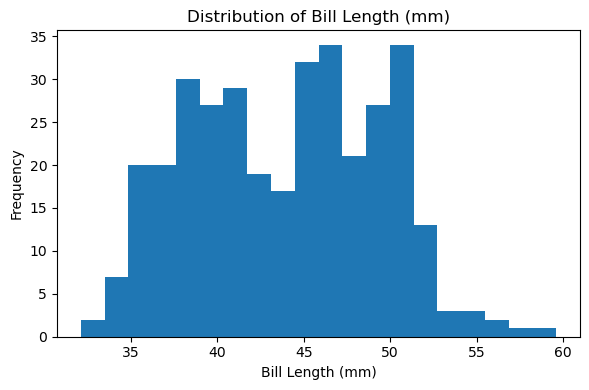
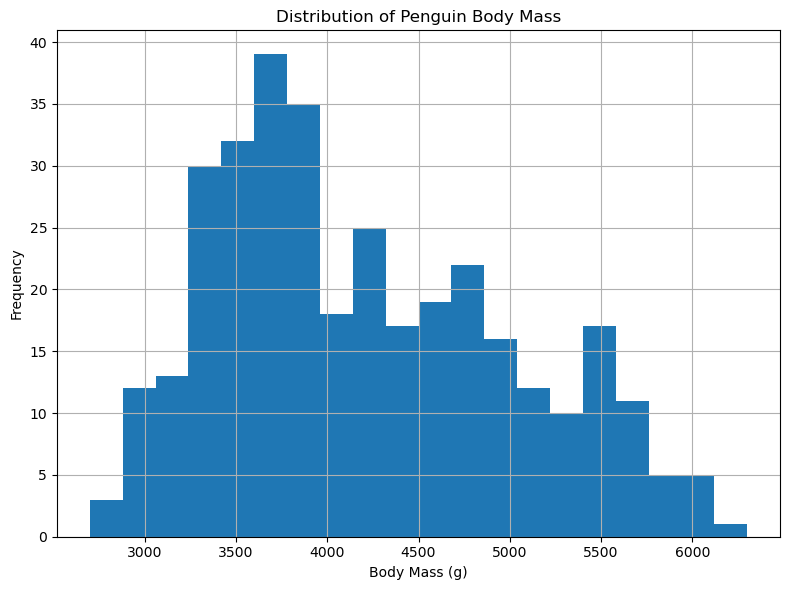
The change to this notebook cell's code, shown as a diff; its figure went from the first image to the second:
--- before
+++ after
@@ -1,17 +1,15 @@
-# Create histograms for the numeric variables in the Palmer Penguins dataset. 
+# Create a histogram of penguin body mass.
 
-numeric_columns = {
-    "bill_length_mm": "Bill Length (mm)",
-    "bill_depth_mm": "Bill Depth (mm)",
-    "flipper_length_mm": "Flipper Length (mm)",
-    "body_mass_g": "Body Mass (g)"
-}
+plot.figure(figsize=(8, 6))
 
-for column, label in numeric_columns.items():
-    plot.figure(figsize=(6, 4))
-    plot.hist(penguins[column].dropna(), bins=20)
-    plot.title(f"Distribution of {label}")
-    plot.xlabel(label)
-    plot.ylabel("Frequency")
-    plot.tight_layout()
-    plot.show()
+plot.hist(
+    body_mass,
+    bins=20
+)
+
+plot.title("Distribution of Penguin Body Mass")
+plot.xlabel("Body Mass (g)")
+plot.ylabel("Frequency")
+plot.grid(True)
+plot.tight_layout()
+plot.show()

Commit: Final push hopefully, checked against assesemnt requierements , I think I have everything. Finished.